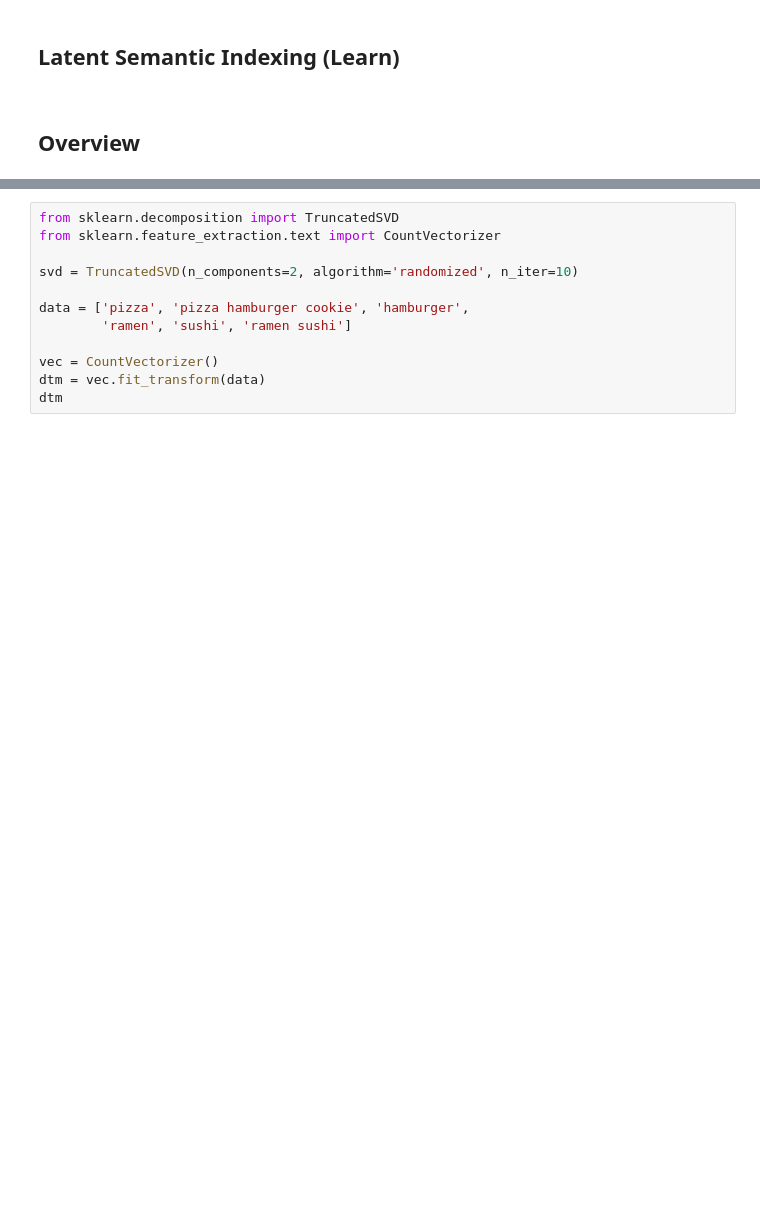
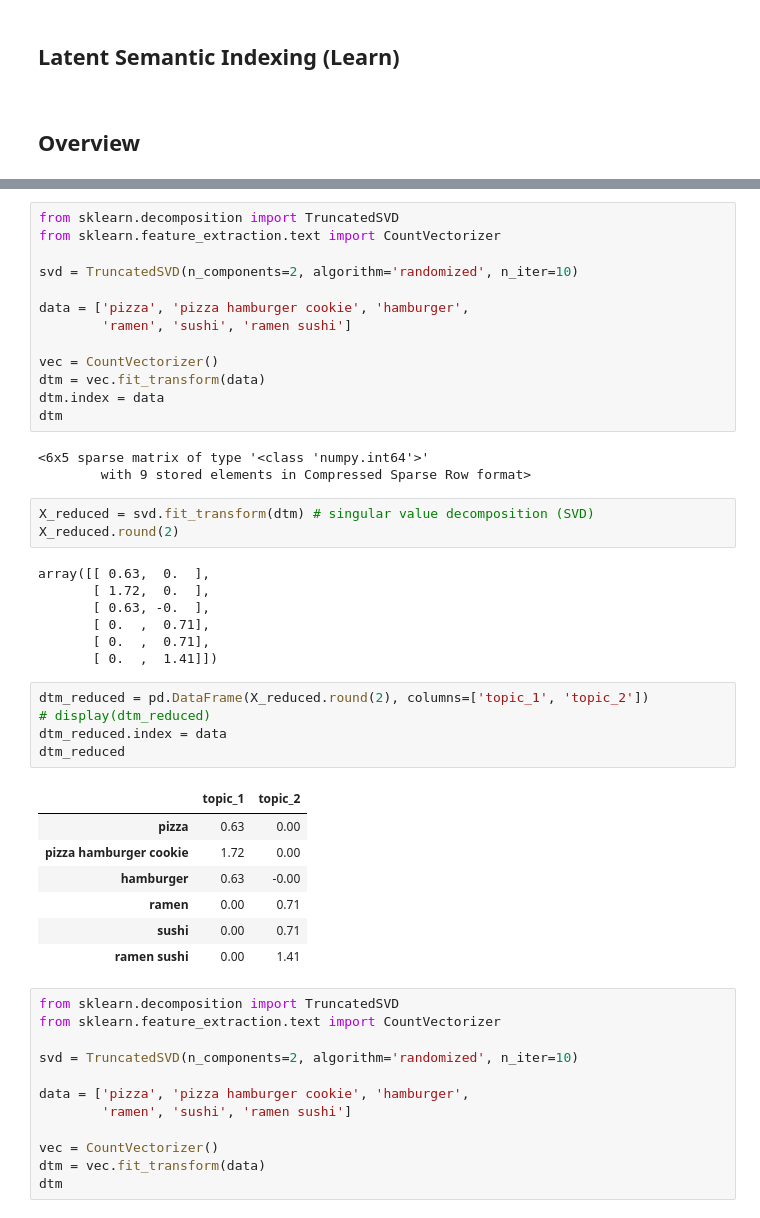
Before and after one commit to singparvi/DS-Unit-4-Sprint-1-NLP, a Jupyter notebook: module3-document-classification/Brian/InClass_DSPT10_413_Document_Classification_Lecture Class.ipynb, the cells around one changed output, grey strips where cells are left out. Saved outputs shown, nothing was run; the diff lists cells and outputs as text; blank space fills up the shorter version.

```diff
--- a/module3-document-classification/Brian/InClass_DSPT10_413_Document_Classification_Lecture Class.ipynb
+++ b/module3-document-classification/Brian/InClass_DSPT10_413_Document_Classification_Lecture Class.ipynb
@@ -458,6 +466,45 @@ df_kaggle_pred.to_csv('Parvi_Prediction.csv',index=False)
 ## Overview
 # %% [markdown]
 ![](https://res.cloudinary.com/dyd911kmh/image/upload/f_auto,q_auto:best/v1538411402/image3_maagmh.png)
+# %%
+from sklearn.decomposition import TruncatedSVD
+from sklearn.feature_extraction.text import CountVectorizer
+
+svd = TruncatedSVD(n_components=2, algorithm='randomized', n_iter=10)
+
+data = ['pizza', 'pizza hamburger cookie', 'hamburger',
+        'ramen', 'sushi', 'ramen sushi']
+
+vec = CountVectorizer()
+dtm = vec.fit_transform(data)
+dtm.index = data
+dtm
+# %% [output]
+<6x5 sparse matrix of type '<class 'numpy.int64'>'
+        with 9 stored elements in Compressed Sparse Row format>
+# %%
+X_reduced = svd.fit_transform(dtm) # singular value decomposition (SVD)
+X_reduced.round(2)
+# %% [output]
+array([[ 0.63,  0.  ],
+       [ 1.72,  0.  ],
+       [ 0.63, -0.  ],
+       [ 0.  ,  0.71],
+       [ 0.  ,  0.71],
+       [ 0.  ,  1.41]])
+# %%
+dtm_reduced = pd.DataFrame(X_reduced.round(2), columns=['topic_1', 'topic_2'])
+# display(dtm_reduced)
+dtm_reduced.index = data
+dtm_reduced
+# %% [output]
+|  | topic_1 | topic_2 |
+| pizza | 0.63 | 0.00 |
+| pizza hamburger cookie | 1.72 | 0.00 |
+| hamburger | 0.63 | -0.00 |
+| ramen | 0.00 | 0.71 |
+| sushi | 0.00 | 0.71 |
+| ramen sushi | 0.00 | 1.41 |
 # %%
 from sklearn.decomposition import TruncatedSVD
 from sklearn.feature_extraction.text import CountVectorizer
```
Also changed, not shown: parts of 24 cells of this notebook.
